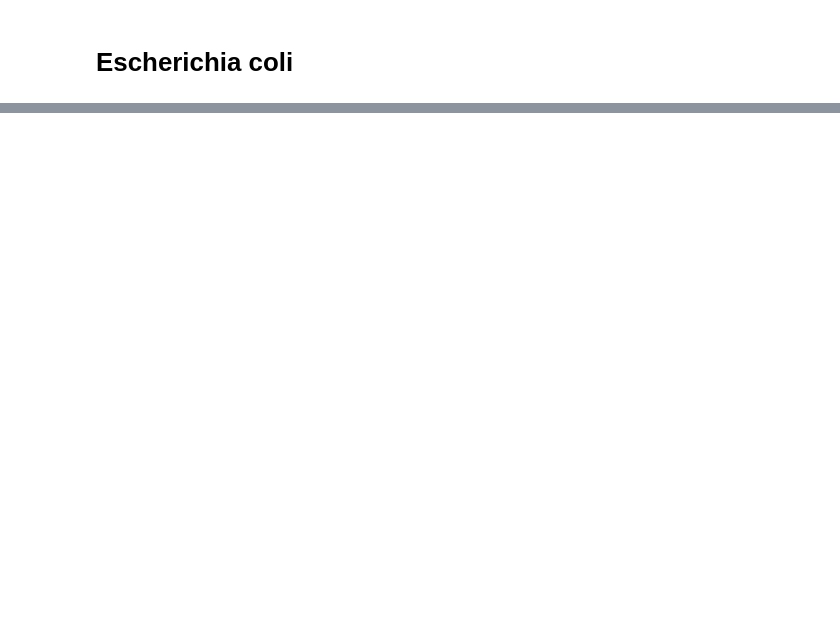
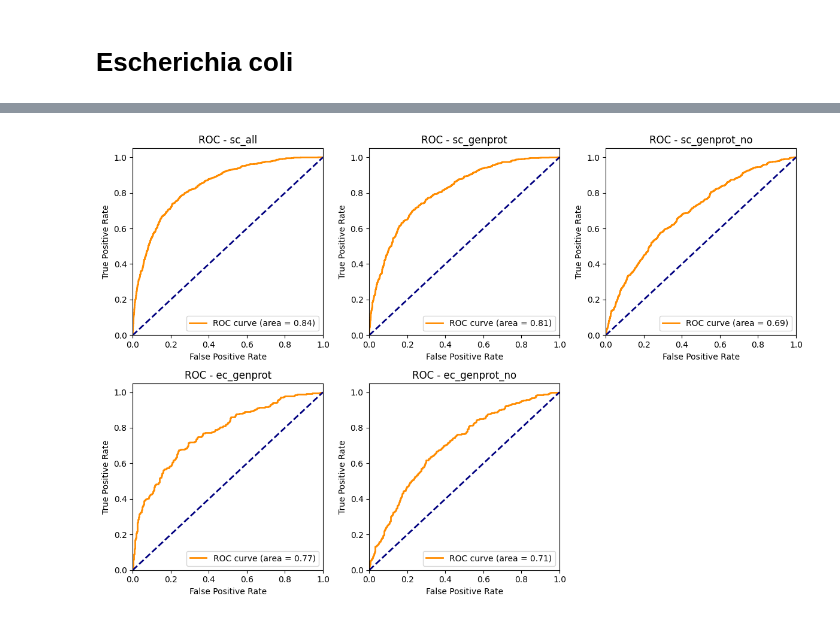
Before and after one commit to NiccoloCase/essential-genes-identification, a Jupyter notebook: test AI5.ipynb, the cells around one changed output, grey strips where cells are left out. Cells and saved outputs as stored; diff of their text form; code cells hidden in the pictures; blank space fills up the shorter version.

```diff
--- a/test AI5.ipynb
+++ b/test AI5.ipynb
@@ -903,0 +874,39 @@ Fold 4 - Feature Importances: 5 [0.2544314  0.23959221 0.18410205 0.10707996 0.2
+# %%
+sheets = ["sc_all", "sc_genprot", "sc_genprot_no", "ec_genprot", "ec_genprot_no"]
+file_path = 'assets/paper_results.xls'
+
+
+num_sheets = len(sheets)
+ncols = 3
+nrows = (num_sheets + ncols - 1) // ncols
+
+plt.figure(figsize=(12, 4 * nrows))
+
+
+for i, sheet in enumerate(sheets):
+    data = pd.read_excel(file_path, sheet_name=sheet)
+    grand_truth = data[data.columns[1]]
+    prediction = data[data.columns[2]]
+
+    # ROC
+    fpr, tpr, thresholds = roc_curve(grand_truth, prediction)
+    roc_auc = auc(fpr, tpr)
+
+    # Add subplot
+    plt.subplot(nrows, ncols, i + 1)
+    lw = 2
+    plt.plot(fpr, tpr, color='darkorange',
+             lw=lw, label=f'ROC curve (area = {roc_auc:.2f})')
+    plt.plot([0, 1], [0, 1], color='navy', lw=lw, linestyle='--')
+    plt.xlim([0.0, 1.0])
+    plt.ylim([0.0, 1.05])
+    plt.xlabel('False Positive Rate')
+    plt.ylabel('True Positive Rate')
+    plt.title(f'ROC - {sheet}')
+    plt.legend(loc="lower right")
+
+
+plt.tight_layout()
+plt.show()
+# %% [output]
+[figure, added]
```
Also changed, not shown: parts of 11 cells of this notebook, 14 other files.
